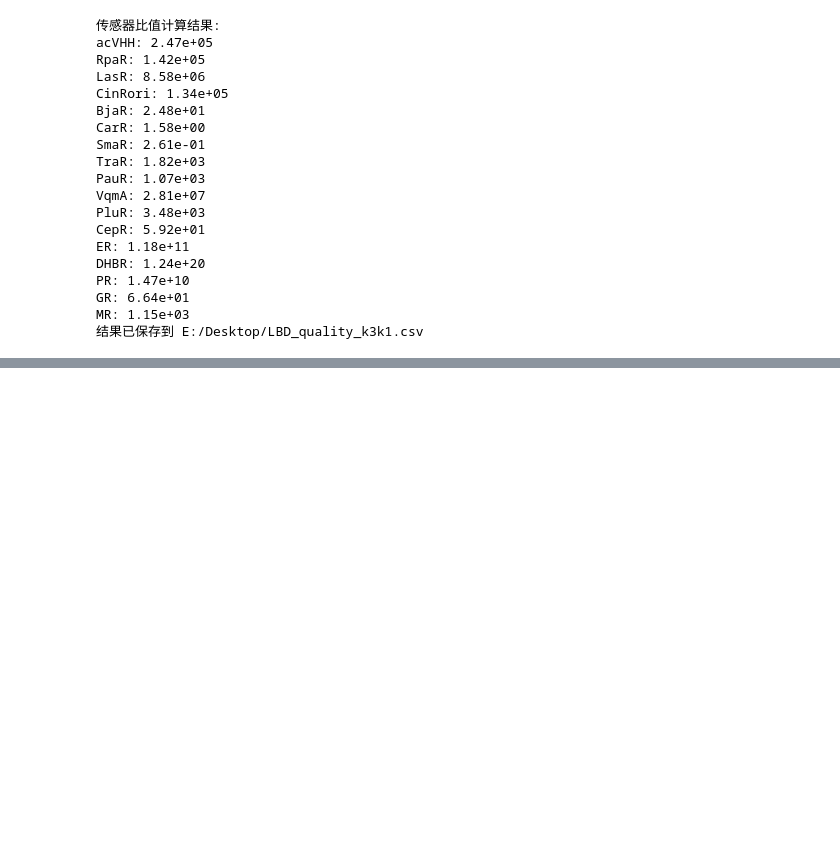
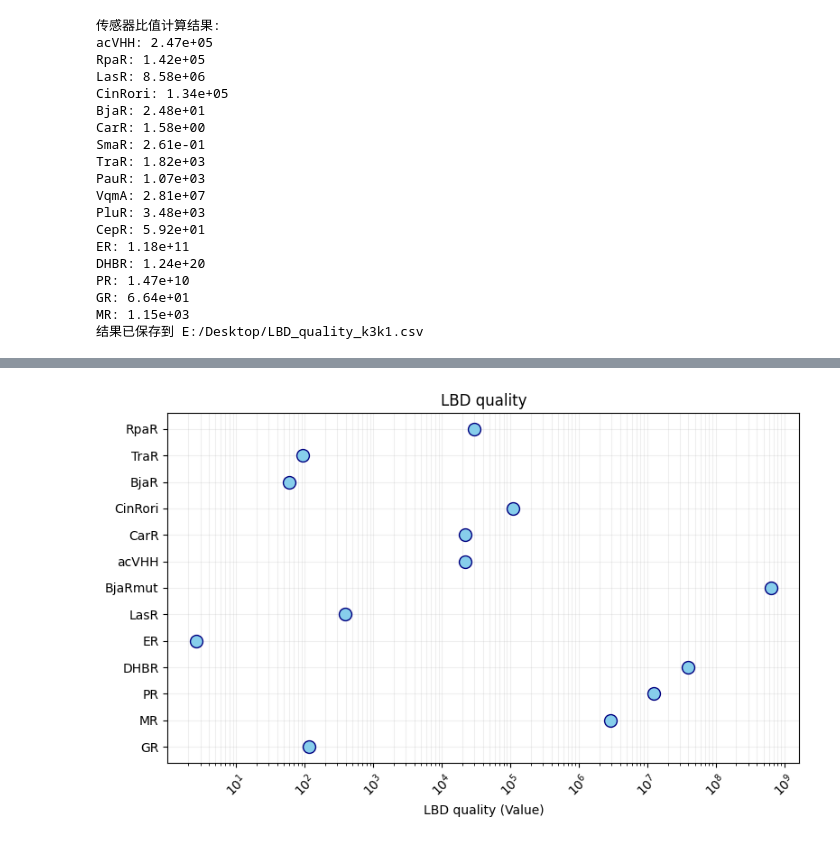
Before and after one commit to CChestnut19/yeast-project, a Jupyter notebook: ec50.ipynb, the cells around one changed output, grey strips where cells are left out. Cells and saved outputs as stored; diff of their text form; code cells hidden in the pictures; blank space fills up the shorter version.

```diff
--- a/ec50.ipynb
+++ b/ec50.ipynb
@@ -509,0 +687,89 @@ MR: 1.15e+03
+# %%
+import numpy as np
+import matplotlib.pyplot as plt
+import pandas as pd
+from matplotlib.ticker import LogLocator, ScalarFormatter
+
+# === 参数配置 (保持不变) ===
+sensor_k1 = {
+    "RpaR": 0.000171861, "TraR": 3.48197E-05, "BjaR": 4.95508E-05,
+    "CinRori": 0.00045903, "CarR": 0.452447671, "acVHH": 0.244770856,
+    "BjaRmut": 0.000079099183358, "LasR": 1.04484E-05, "ER": 7.16602E-05,
+    "DHBR": 4.93718E-06, "PR": 0.000547015, "MR": 0.000248936, "GR": 1.17359E-10
+}
+sensor_k2 = {
+    "RpaR": 1.00199E-06, "TraR": 0.003561, "BjaR": 8.57892E-05,
+    "CinRori": 0.300903122, "CarR": 0.395012855, "acVHH": 0.020411115,
+    "BjaRmut": 0.022795714811130, "LasR": 0.038262284, "ER": 523.663343,
+    "DHBR": 98.780812, "PR": 0.841657, "MR": 8262.271192, "GR": 0.004176461
+}
+sensor_k3 = {
+    "RpaR": 127315488.3, "TraR": 0.025226, "BjaR": 1.559925893,
+    "CinRori": 0.055458643, "CarR": 6.307858572, "acVHH": 129718.6309,
+    "BjaRmut": 0.965507710050784, "LasR": 0.027580719, "ER": 75239659708.0,
+    "DHBR": 0.986322, "PR": 556.081719, "MR": 0.071897, "GR": 189.1980109
+}
+sensor_I = {
+    "RpaR": 200, "TraR": 100, "BjaR": 500, "CinRori": 100, "CarR": 100,
+    "acVHH": 10, "BjaRmut": 10000, "LasR": 10, "ER": 0.01, "DHBR": 100,
+    "PR": 0.1, "MR": 1, "GR": 10
+}
+nuclear_kx1 = {"ER": 129667.7745, "DHBR": 7179.113549, "PR": 2.102202, "MR": 93.531454, "GR": 23.74506648}
+nuclear_kx2 = {"ER": 0.000975, "DHBR": 10.181593, "PR": 87.753895, "MR": 1.137959, "GR": 0.004803045}
+
+def compute_ratio(name, k1, k2, k3, I):
+    if name in nuclear_kx1 and name in nuclear_kx2:
+        kx1, kx2 = nuclear_kx1[name], nuclear_kx2[name]
+        return (k3 * k2**2 * kx2**2 * I**2) / (k1 * kx1**2)
+    else:
+        return (k3 * k2**2 * I**2) / k1
+
+# === 计算数据 ===
+labels, ratios = [], []
+for name in sensor_k1.keys():
+    ratio = compute_ratio(name, sensor_k1[name], sensor_k2[name], sensor_k3[name], sensor_I[name])
+    labels.append(name)
+    ratios.append(ratio)
+
+# === 绘图部分 ===
+fig, ax = plt.subplots(figsize=(8, 5))
+y_pos = np.arange(len(labels))
+
+# 绘制点
+ax.scatter(ratios, y_pos, color='skyblue', s=100, edgecolors='navy', zorder=3)
+
+# 设置 Y 轴
+ax.set_yticks(y_pos)
+ax.set_yticklabels(labels, fontsize=10)
+ax.invert_yaxis()
+
+# 设置 X 轴为对数坐标
+ax.set_xscale('log')
+
+# --- 关键修改：让坐标轴刻度显示数值 ---
+# 1. 强制显示主要的对数刻度（10^0, 10^1, etc.）
+ax.xaxis.set_major_locator(LogLocator(base=10.0, numticks=12))
+
+# 2. 使用 ScalarFormatter 取消科学计数法（可选，如果数字太长建议保留 E 格式）
+# 如果你希望显示 100 而不是 10^2，取消下面两行的注释：
+# formatter = ScalarFormatter()
+# formatter.set_scientific(False)
+# ax.xaxis.set_major_formatter(formatter)
+
+# 3. 重新开启网格线（对数轴下很有帮助）
+ax.grid(True, which="both", ls="-", alpha=0.2)
+
+# 4. 重新显示 X 轴标签（之前代码将其设为了空）
+ax.set_xlabel('LBD quality (Value)', fontsize=10)
+ax.set_title('LBD quality', fontsize=12)
+
+# 自动微调刻度旋转，防止拥挤
+plt.xticks(rotation=45)
+
+plt.tight_layout()
+
+# 保存并显示
+# plt.savefig("E:/Desktop/mamm/LBD_quality_axis_labels.svg", format='svg')
+plt.show()
+# %% [output]
+[figure, added]
```
Also changed, not shown: parts of 1 cell of this notebook, 2 other files.
